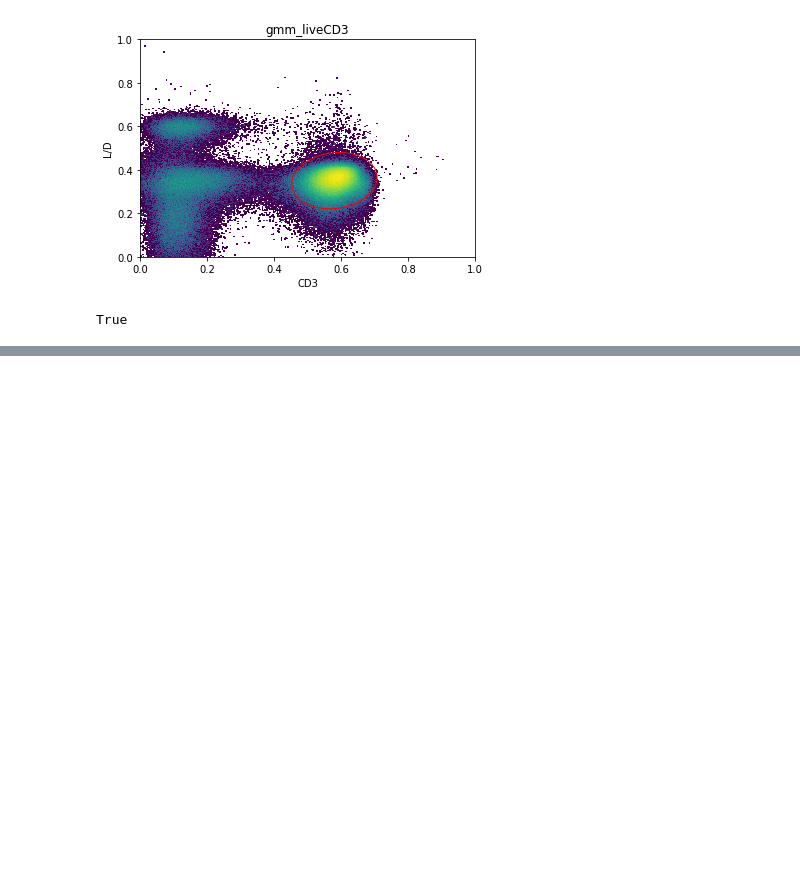
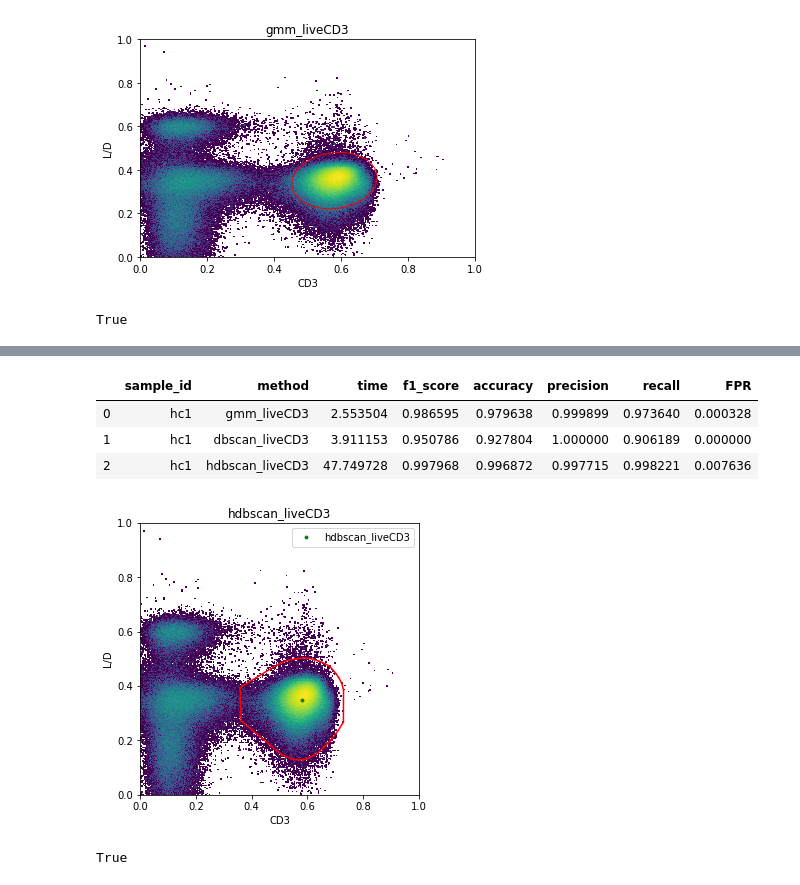
Before and after one commit to burtonrj/CytoPy, a Jupyter notebook: immunova/Notebooks/Testing/Population_Identification_Validation/CD3 Gating.ipynb, the cells around one changed output, grey strips where cells are left out. Saved outputs shown, nothing was run; the diff lists cells and outputs as text; code cells hidden in the pictures; blank space fills up the shorter version.

```diff
--- a/immunova/Notebooks/Testing/Population_Identification_Validation/CD3 Gating.ipynb
+++ b/immunova/Notebooks/Testing/Population_Identification_Validation/CD3 Gating.ipynb
@@ -193,0 +220,17 @@ audited_apply(hc, 'dbscan_liveCD3', 'manual_liveCD3')
+# %%
+audited_apply(hc, 'hdbscan_liveCD3', 'manual_liveCD3', save=False)
+# %% [output]
+|  | sample_id | method | time | f1_score | accuracy | precision | recall | FPR |
+| 0 | hc1 | gmm_liveCD3 | 2.553504 | 0.986595 | 0.979638 | 0.999899 | 0.973640 | 0.000328 |
+| 1 | hc1 | dbscan_liveCD3 | 3.911153 | 0.950786 | 0.927804 | 1.000000 | 0.906189 | 0.000000 |
+| 2 | hc1 | hdbscan_liveCD3 | 47.749728 | 0.997968 | 0.996872 | 0.997715 | 0.998221 | 0.007636 |
+[figure, added]
+# %%
+child_populations = ChildPopulationCollection('threshold_2d')
+child_populations.add_population('dens2d_liveCD3', definition=['+-'])
+child_populations.add_population('dens2d_liveCD3_Neg', definition=['++', '--', '-+'])
+gate_definition = dict(x='CD3', y='L/D', kde_bw=0.05, peak_threshold=0.05)
+hc.create_gate(gate_name='dens2d_liveCD3', parent='lymphocytes', class_='DensityThreshold',
+                 method='gate_2d', kwargs=gate_definition, child_populations=child_populations)
+# %% [output]
+True
```
Also changed, not shown: parts of 24 cells of this notebook, 6 other files.
